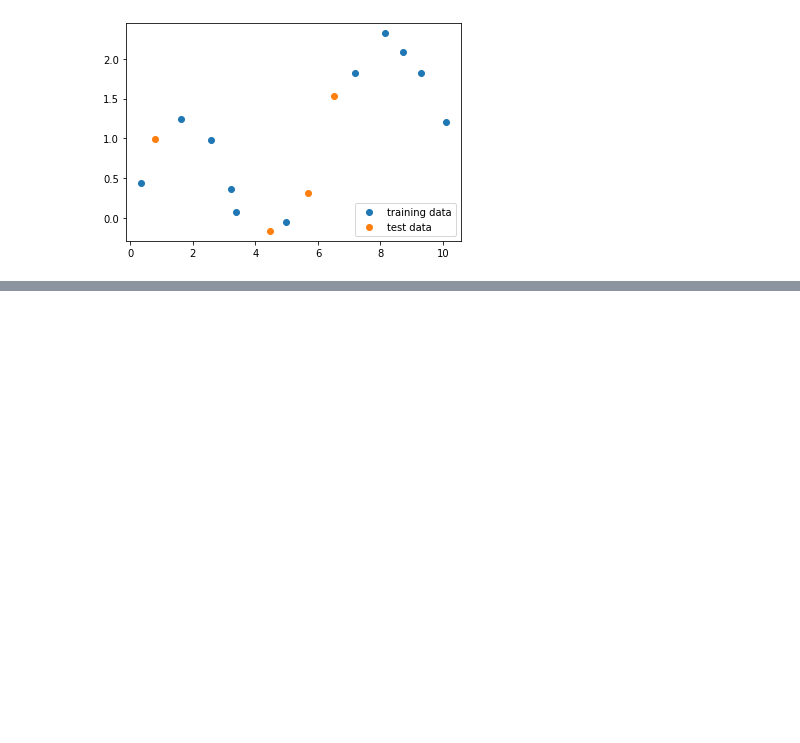
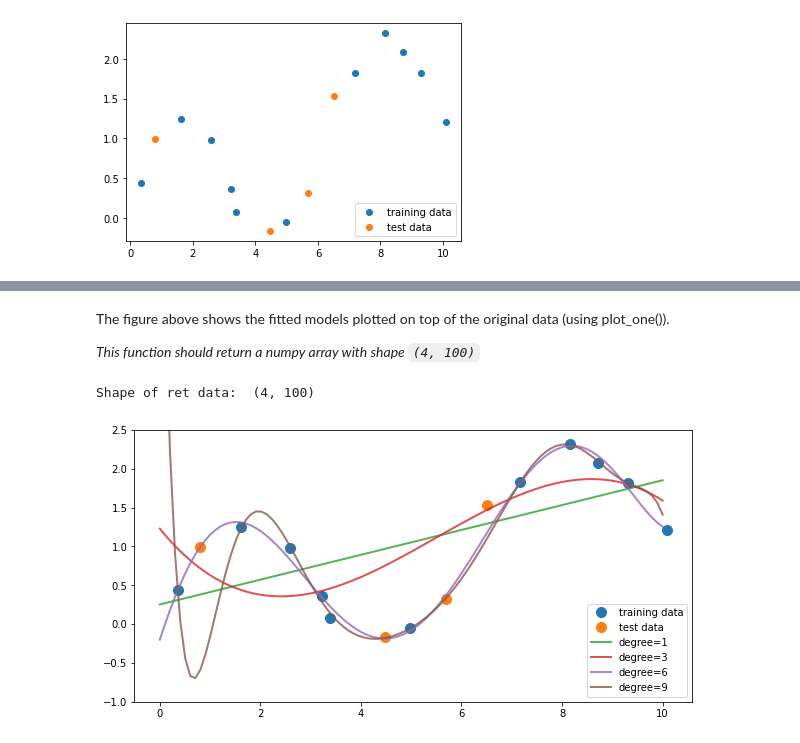
Before and after one commit to ashutosh-mtx/MachineLearning, a Jupyter notebook: ML_Assignment_1.ipynb, the cells around one changed output, grey strips where cells are left out. Drawn from its saved outputs; the diff is of its cells as text; code cells hidden in the pictures; blank space fills up the shorter version.

```diff
--- a/ML_Assignment_1.ipynb
+++ b/ML_Assignment_1.ipynb
@@ -37,0 +45,54 @@ print(X_train)
+# %% [markdown]
+The figure above shows the fitted models plotted on top of the original data (using plot_one()).
+
+*This function should return a numpy array with shape `(4, 100)`*
+# %%
+def answer_one():
+    from sklearn.linear_model import LinearRegression
+    from sklearn.preprocessing import PolynomialFeatures
+
+    # Your code here
+    X_train_new = X_train.reshape(-1,1)
+    runtest = np.linspace(0,10,100)
+
+    x_runtest = runtest.reshape(100,1)
+
+    ret_np = np.zeros((4,100))
+    degress = [1,3,6,9]
+    for i, d in enumerate(degress):
+        poly = PolynomialFeatures(degree=d)
+
+        X_poly = poly.fit_transform(X_train_new)
+        linreg = LinearRegression().fit(X_poly, y_train)
+
+        #print("Degree:", d)
+        #print("X_train Shape:", X_poly.shape)
+
+        pred = linreg.predict(poly.fit_transform(x_runtest))
+        #np.append(ret_np, pred)
+        ret_np[i,:] = pred
+
+    return ret_np# Return your answer
+
+ret_data = answer_one()
+print("Shape of ret data: ", ret_data.shape)
+#print("Values of ret data: ", ret_data)
+# %% [output]
+Shape of ret data:  (4, 100)
+# %%
+# feel free to use the function plot_one() to replicate the figure
+# from the prompt once you have completed question one
+def plot_one(degree_predictions):
+    import matplotlib.pyplot as plt
+    %matplotlib inline
+    plt.figure(figsize=(10,5))
+    plt.plot(X_train, y_train, 'o', label='training data', markersize=10)
+    plt.plot(X_test, y_test, 'o', label='test data', markersize=10)
+    for i,degree in enumerate([1,3,6,9]):
+        plt.plot(np.linspace(0,10,100), degree_predictions[i], alpha=0.8, lw=2, label='degree={}'.format(degree))
+    plt.ylim(-1,2.5)
+    plt.legend(loc=4)
+
+plot_one(answer_one())
+# %% [output]
+[figure, added]
```
Also changed, not shown: parts of 24 cells of this notebook.
